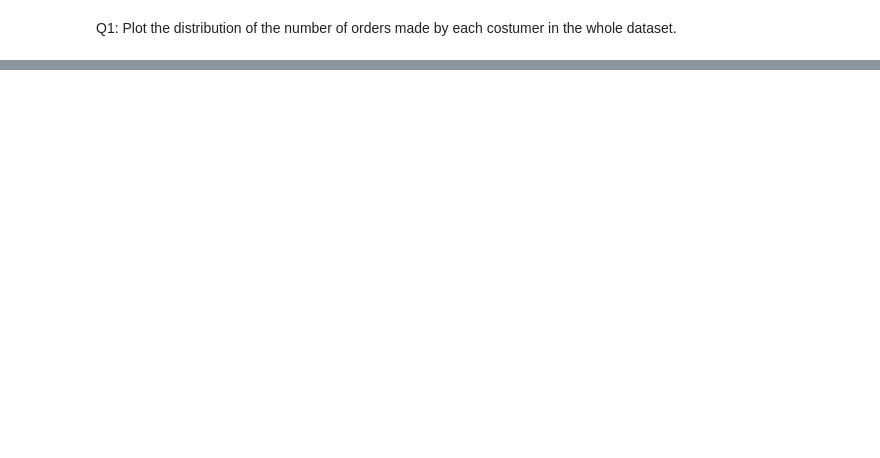
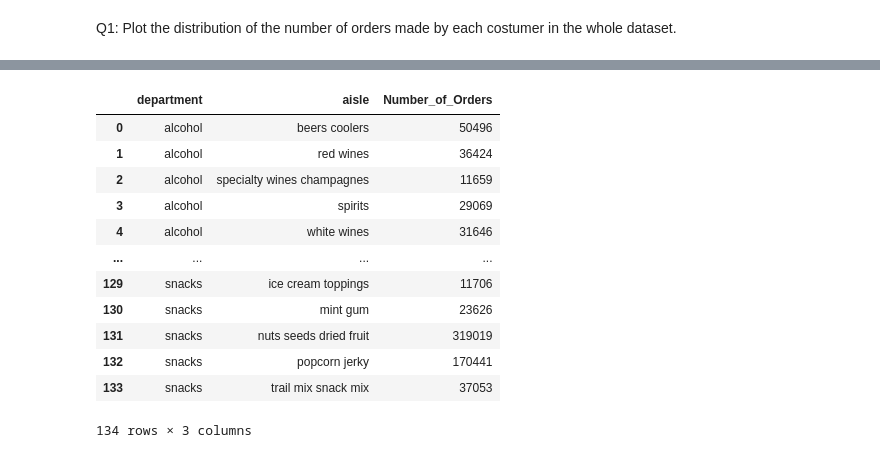
Before and after one commit to SebastienW71/customerAnalysis, a Jupyter notebook: Customer_Analysis_Business_Question.ipynb, the cells around one changed output, grey strips where cells are left out. Cells and saved outputs as stored; diff of their text form; code cells hidden in the pictures; blank space fills up the shorter version.

```diff
--- a/Customer_Analysis_Business_Question.ipynb
+++ b/Customer_Analysis_Business_Question.ipynb
@@ -108,0 +200,17 @@ Q1: Plot the distribution of the number of orders made by each costumer in the w
+# %%
+#index to column
+result06 = result05.reset_index()
+# %% [output]
+|  | department | aisle | Number_of_Orders |
+| 0 | alcohol | beers coolers | 50496 |
+| 1 | alcohol | red wines | 36424 |
+| 2 | alcohol | specialty wines champagnes | 11659 |
+| 3 | alcohol | spirits | 29069 |
+| 4 | alcohol | white wines | 31646 |
+| ... | ... | ... | ... |
+| 129 | snacks | ice cream toppings | 11706 |
+| 130 | snacks | mint gum | 23626 |
+| 131 | snacks | nuts seeds dried fruit | 319019 |
+| 132 | snacks | popcorn jerky | 170441 |
+| 133 | snacks | trail mix snack mix | 37053 |
+134 rows × 3 columns
```
Also changed, not shown: parts of 13 cells of this notebook.
